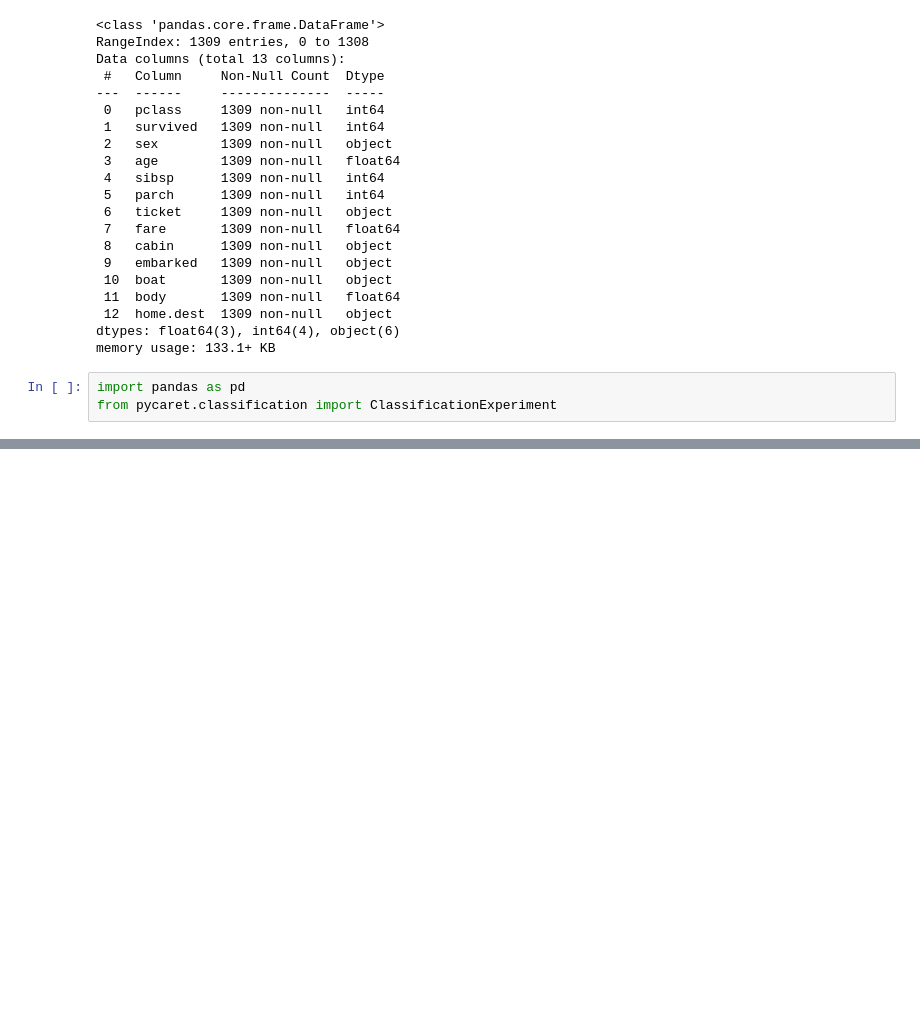
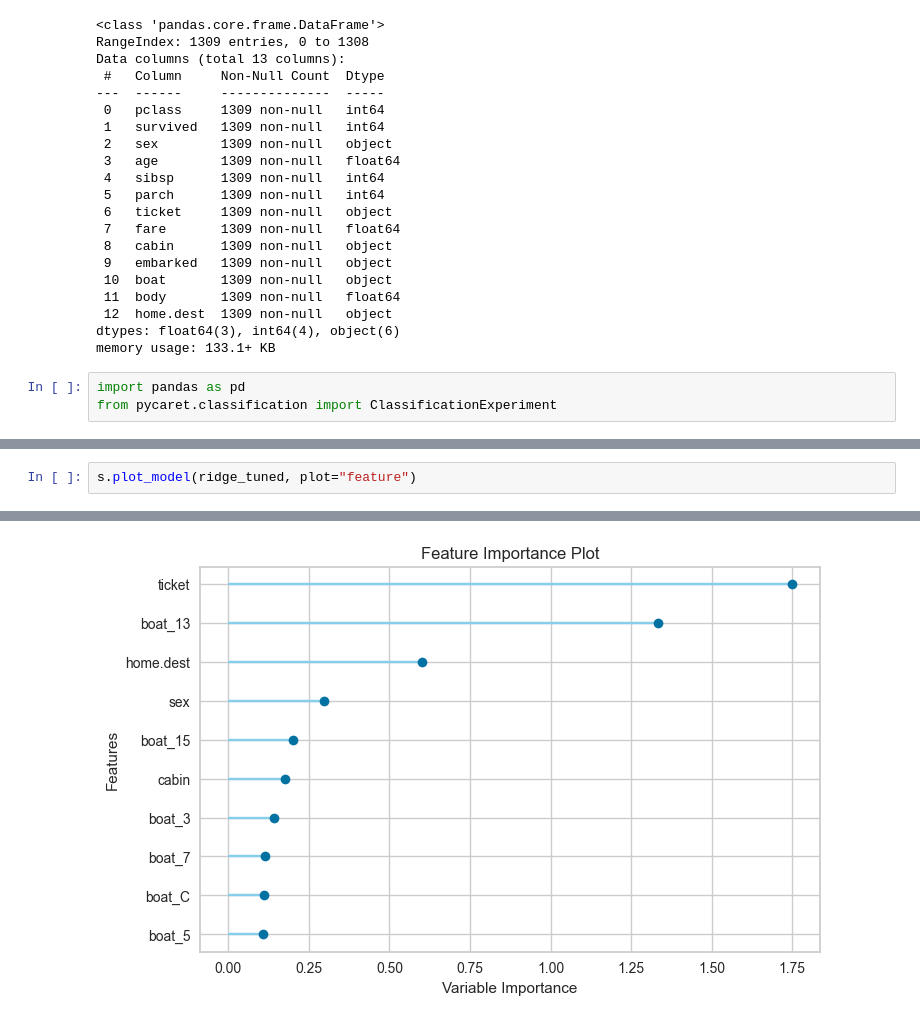
Before and after one commit to vitorvallio/titanic-survival-analysis, a Jupyter notebook: titanic.ipynb, the cells around one changed output, grey strips where cells are left out. Cells and saved outputs as stored; diff of their text form; blank space fills up the shorter version.

```diff
--- a/titanic.ipynb
+++ b/titanic.ipynb
@@ -218,0 +299,3 @@ s.setup(
+# %%
+s.plot_model(ridge_tuned, plot="feature")
+# %% [output]
@@ -218,0 +303 @@ s.setup(
+[figure, added]
```
Also changed, not shown: parts of 10 cells of this notebook.
